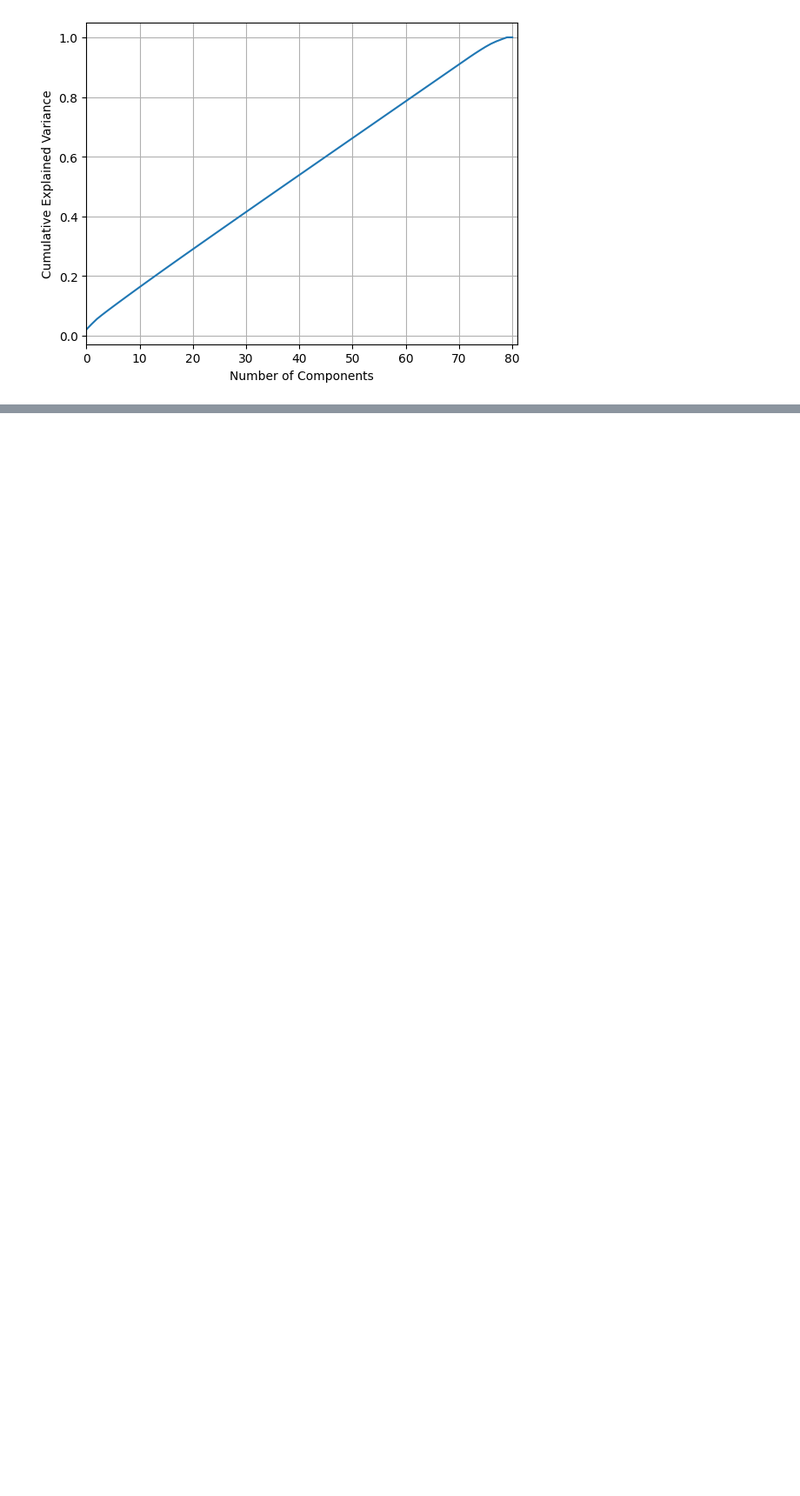
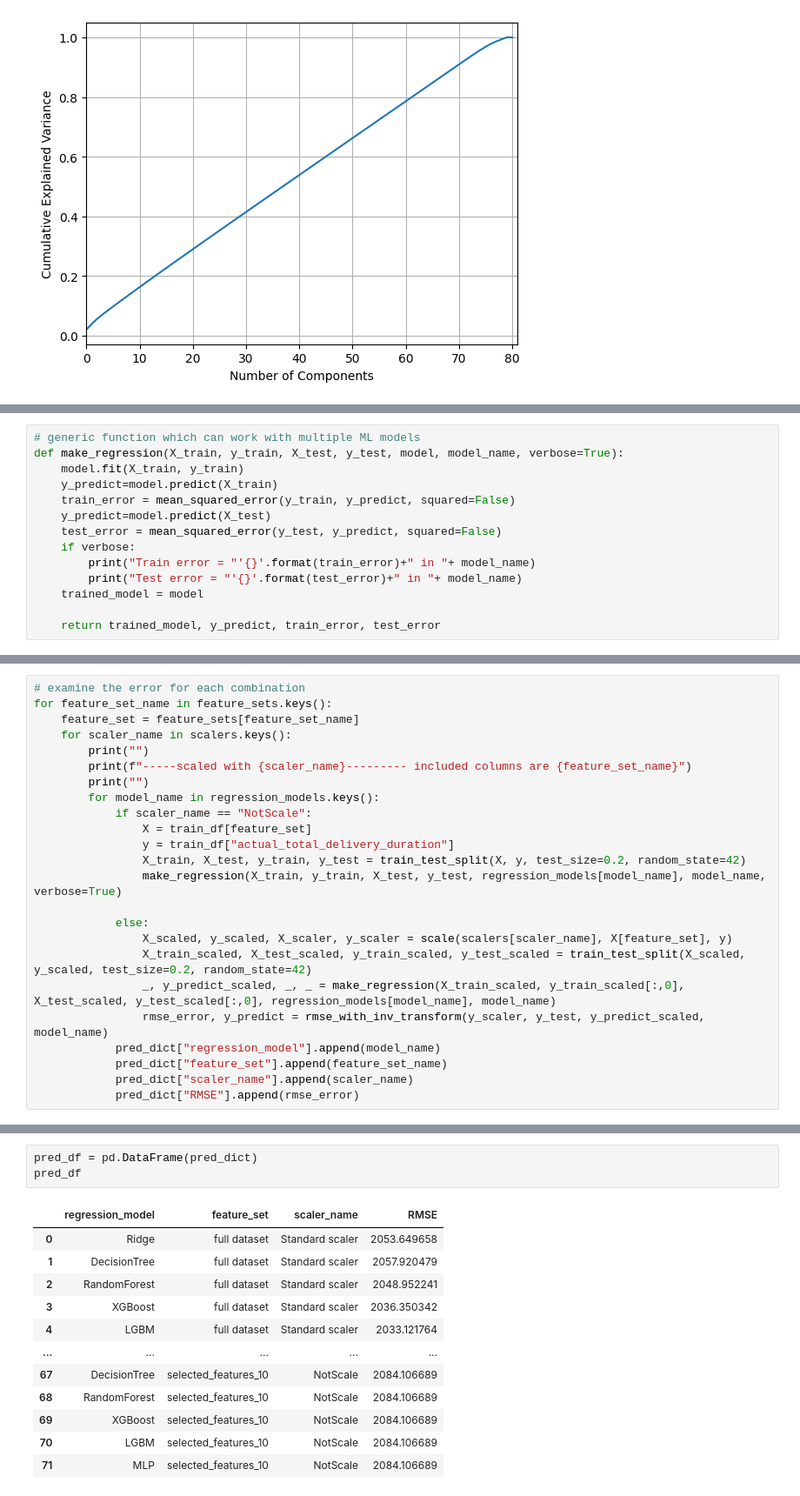
Before and after one commit to shailesh097/delivery_duration_prediction, a Jupyter notebook: delivery_duration.ipynb, the cells around one changed output, grey strips where cells are left out. Shown: that part at 87% size. Saved outputs shown, nothing was run; the diff lists cells and outputs as text; blank space fills up the shorter version.

Commit message:
tested_different_ml_models

```diff
--- a/delivery_duration.ipynb
+++ b/delivery_duration.ipynb
@@ -673,0 +709,14 @@ def scale(scaler, X, y):
+# %%
+# generic function which can work with multiple ML models
+def make_regression(X_train, y_train, X_test, y_test, model, model_name, verbose=True):
+    model.fit(X_train, y_train)
+    y_predict=model.predict(X_train)
+    train_error = mean_squared_error(y_train, y_predict, squared=False)
+    y_predict=model.predict(X_test)
+    test_error = mean_squared_error(y_test, y_predict, squared=False)
+    if verbose:
+        print("Train error = "'{}'.format(train_error)+" in "+ model_name)
+        print("Test error = "'{}'.format(test_error)+" in "+ model_name)
+    trained_model = model
+
+    return trained_model, y_predict, train_error, test_error
@@ -673,0 +753,24 @@ def scale(scaler, X, y):
+# %%
+# examine the error for each combination
+for feature_set_name in feature_sets.keys():
+    feature_set = feature_sets[feature_set_name]
+    for scaler_name in scalers.keys():
+        print("")
+        print(f"-----scaled with {scaler_name}--------- included columns are {feature_set_name}")
+        print("")
+        for model_name in regression_models.keys():
+            if scaler_name == "NotScale":
+                X = train_df[feature_set]
+                y = train_df["actual_total_delivery_duration"]
+                X_train, X_test, y_train, y_test = train_test_split(X, y, test_size=0.2, random_state=42)
+                make_regression(X_train, y_train, X_test, y_test, regression_models[model_name], model_name, verbose=True)
+
+            else:
+                X_scaled, y_scaled, X_scaler, y_scaler = scale(scalers[scaler_name], X[feature_set], y)
+                X_train_scaled, X_test_scaled, y_train_scaled, y_test_scaled = train_test_split(X_scaled, y_scaled, test_size=0.2, random_state=42)
+                _, y_predict_scaled, _, _ = make_regression(X_train_scaled, y_train_scaled[:,0], X_test_scaled, y_test_scaled[:,0], regression_models[model_name], model_name)
+                rmse_error, y_predict = rmse_with_inv_transform(y_scaler, y_test, y_predict_scaled, model_name)
+            pred_dict["regression_model"].append(model_name)
+            pred_dict["feature_set"].append(feature_set_name)
+            pred_dict["scaler_name"].append(scaler_name)
+            pred_dict["RMSE"].append(rmse_error)
@@ -673,0 +887,16 @@ def scale(scaler, X, y):
+# %%
+pred_df = pd.DataFrame(pred_dict)
+pred_df
+# %% [output]
+|  | regression_model | feature_set | scaler_name | RMSE |
+| 0 | Ridge | full dataset | Standard scaler | 2053.649658 |
+| 1 | DecisionTree | full dataset | Standard scaler | 2057.920479 |
+| 2 | RandomForest | full dataset | Standard scaler | 2048.952241 |
+| 3 | XGBoost | full dataset | Standard scaler | 2036.350342 |
+| 4 | LGBM | full dataset | Standard scaler | 2033.121764 |
+| ... | ... | ... | ... | ... |
+| 67 | DecisionTree | selected_features_10 | NotScale | 2084.106689 |
+| 68 | RandomForest | selected_features_10 | NotScale | 2084.106689 |
+| 69 | XGBoost | selected_features_10 | NotScale | 2084.106689 |
+| 70 | LGBM | selected_features_10 | NotScale | 2084.106689 |
+| 71 | MLP | selected_features_10 | NotScale | 2084.106689 |
```
Also changed, not shown: parts of 11 cells of this notebook, 2 other files.
